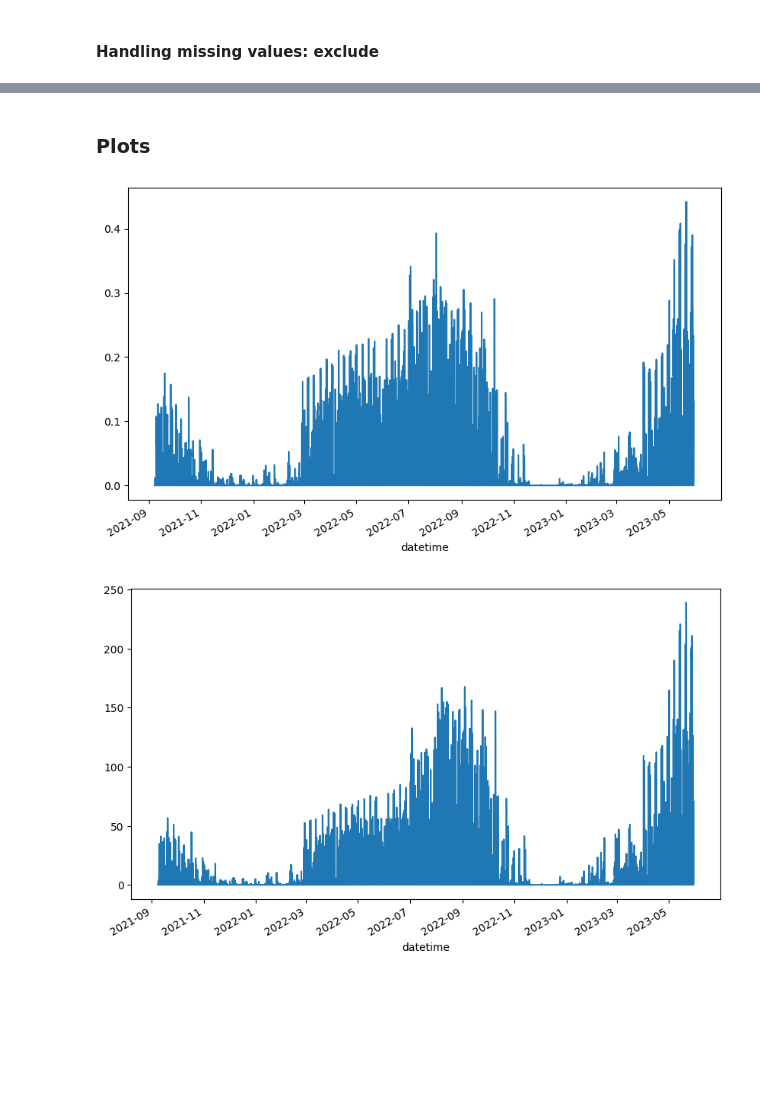
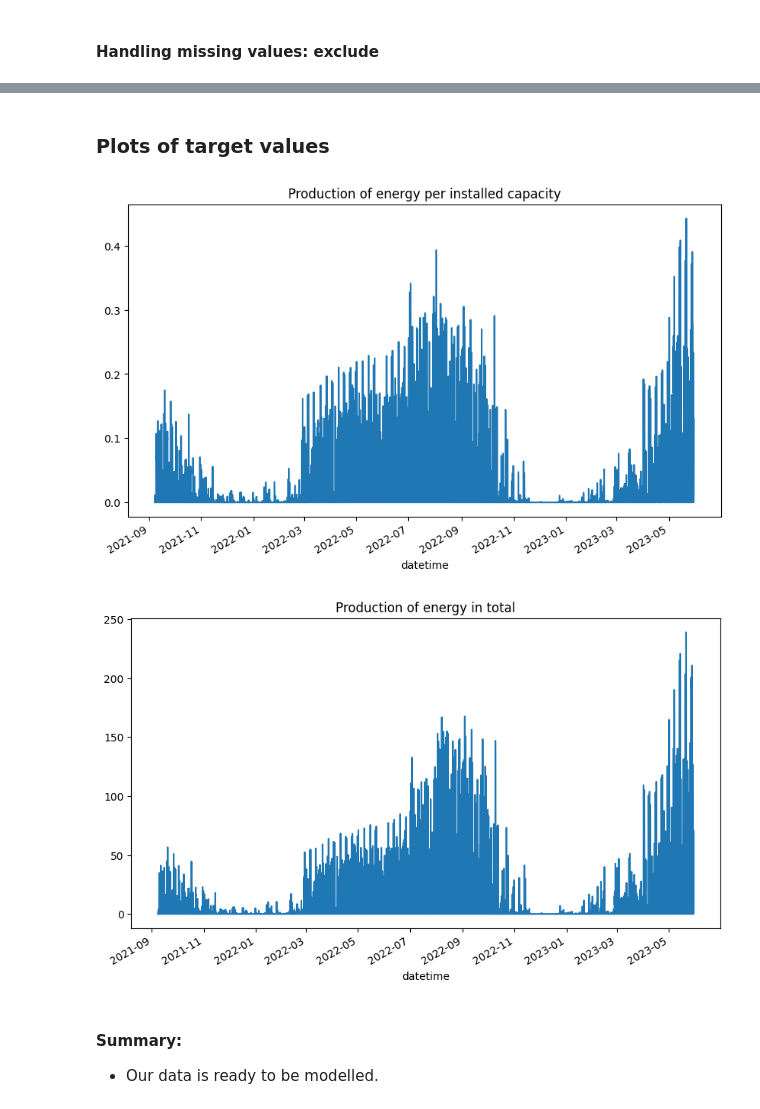
Before and after one commit to Olks/mlzoomcamp-capstone-project, a Jupyter notebook: eda.ipynb, the cells around one changed output, grey strips where cells are left out. Drawn from its saved outputs; the diff is of its cells as text; code cells hidden in the pictures; blank space fills up the shorter version.

```diff
--- a/eda.ipynb
+++ b/eda.ipynb
@@ -196,3 +141,3 @@ df.describe().T.head(20)
 # %%
-df.groupby(['installed_capacity']).target.count()
+df.set_index('datetime')['installed_capacity'].plot();
 # %% [output]
@@ -313,12 +216,21 @@ data.to_csv('solar_energy_data_clean.csv', index=False)
 # %% [markdown]
-### Plots
+### Plots of target values
 # %%
 data.loc[:,'production_per_cap_unit'] = data['target'] / data['installed_capacity']
 # %%
-data.set_index('datetime').production_per_cap_unit.plot(figsize=(10,6));
+data.set_index('datetime').production_per_cap_unit.plot(
+    figsize=(10,6),
+    title="Production of energy per installed capacity"
+);
 # %% [output]
-[figure, old version]
+[figure, new version]
 # %%
-data.set_index('datetime').target.plot(figsize=(10,6));
+data.set_index('datetime').target.plot(
+    figsize=(10,6),
+    title="Production of energy in total"
+);
 # %% [output]
-[figure, old version]
+[figure, new version]
+# %% [markdown]
+#### Summary:
+- Our data is ready to be modelled.
```
Also changed, not shown: parts of 13 cells of this notebook, 8 other files.
